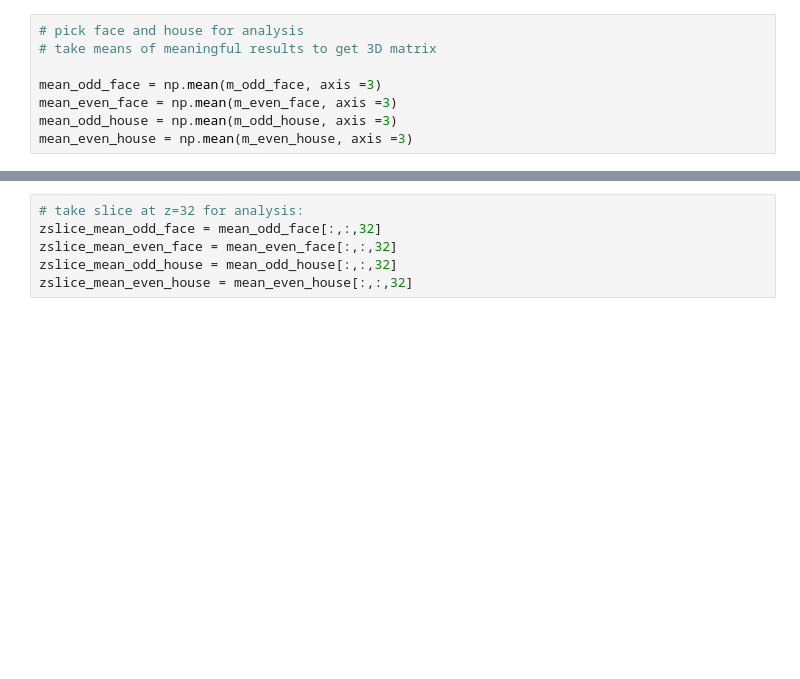
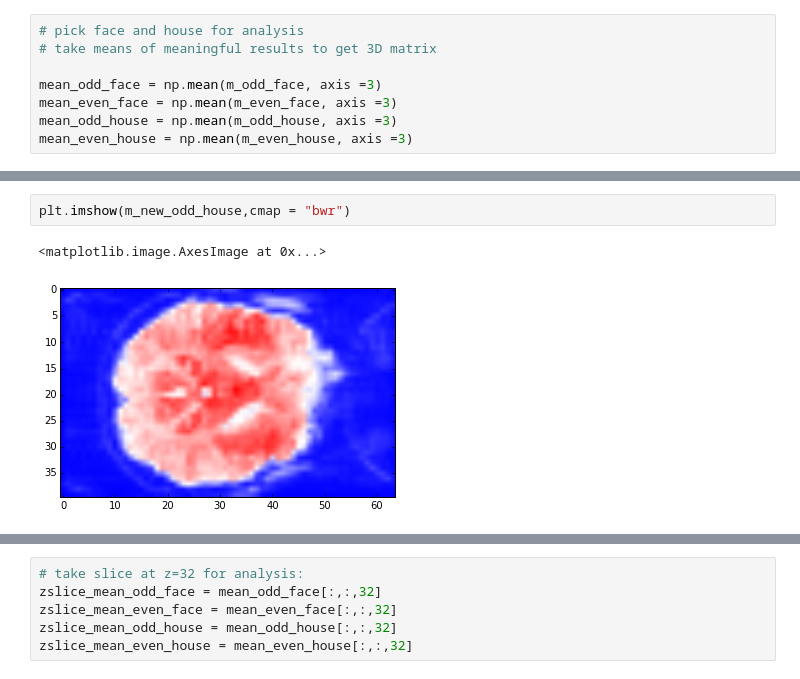
Before and after one commit to berkeley-stat159/project-zeta-2, a Jupyter notebook: experimental/Jinnie_follow_up_analysis.ipynb, the cells around one changed output, grey strips where cells are left out. Drawn from its saved outputs; the diff is of its cells as text; blank space fills up the shorter version.

```diff
--- a/experimental/Jinnie_follow_up_analysis.ipynb
+++ b/experimental/Jinnie_follow_up_analysis.ipynb
@@ -438,0 +696,5 @@ mean_even_house = np.mean(m_even_house, axis =3)
+# %%
+plt.imshow(m_new_odd_house,cmap = "bwr")
+# %% [output]
+<matplotlib.image.AxesImage at 0x...>
+[figure, added]
```
Also changed, not shown: parts of 35 cells of this notebook.
